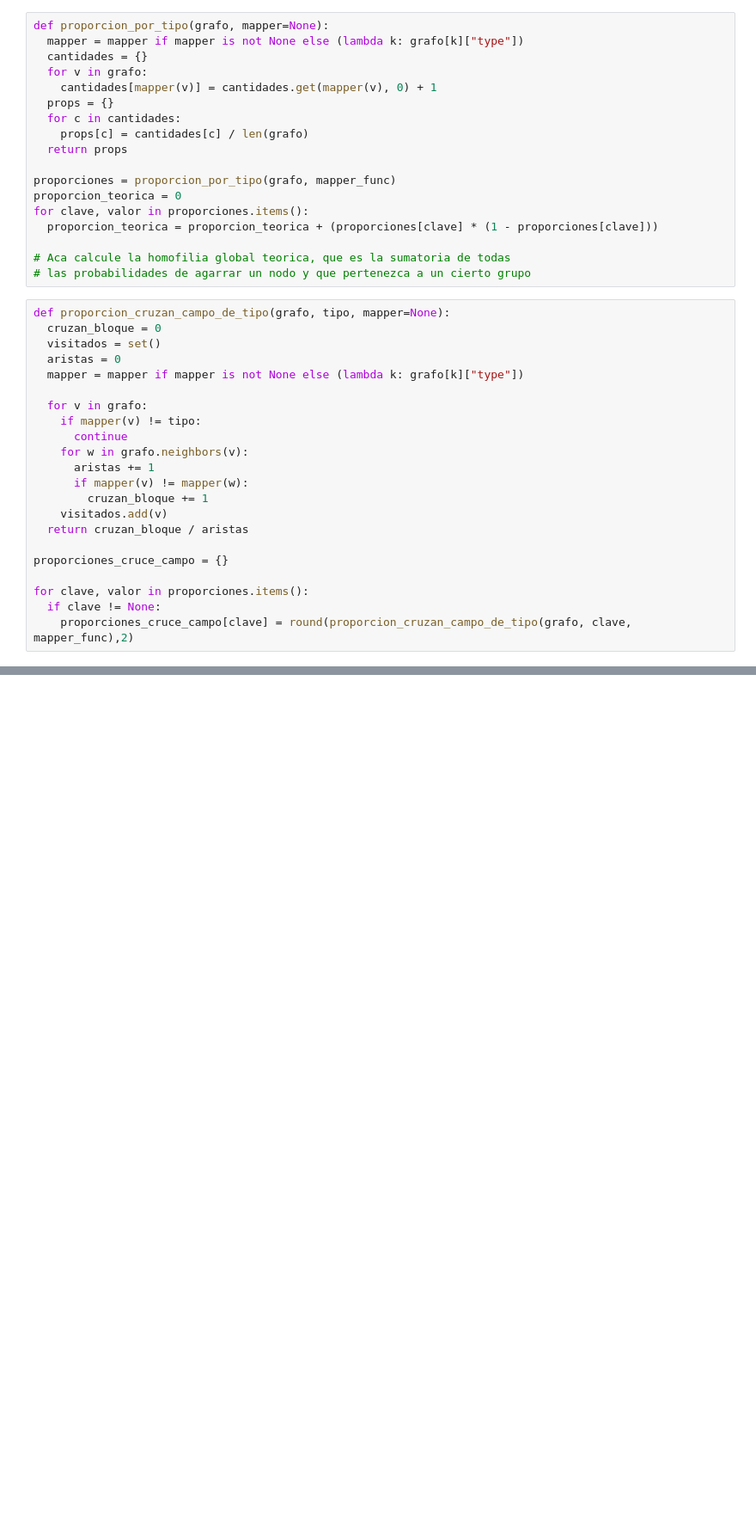
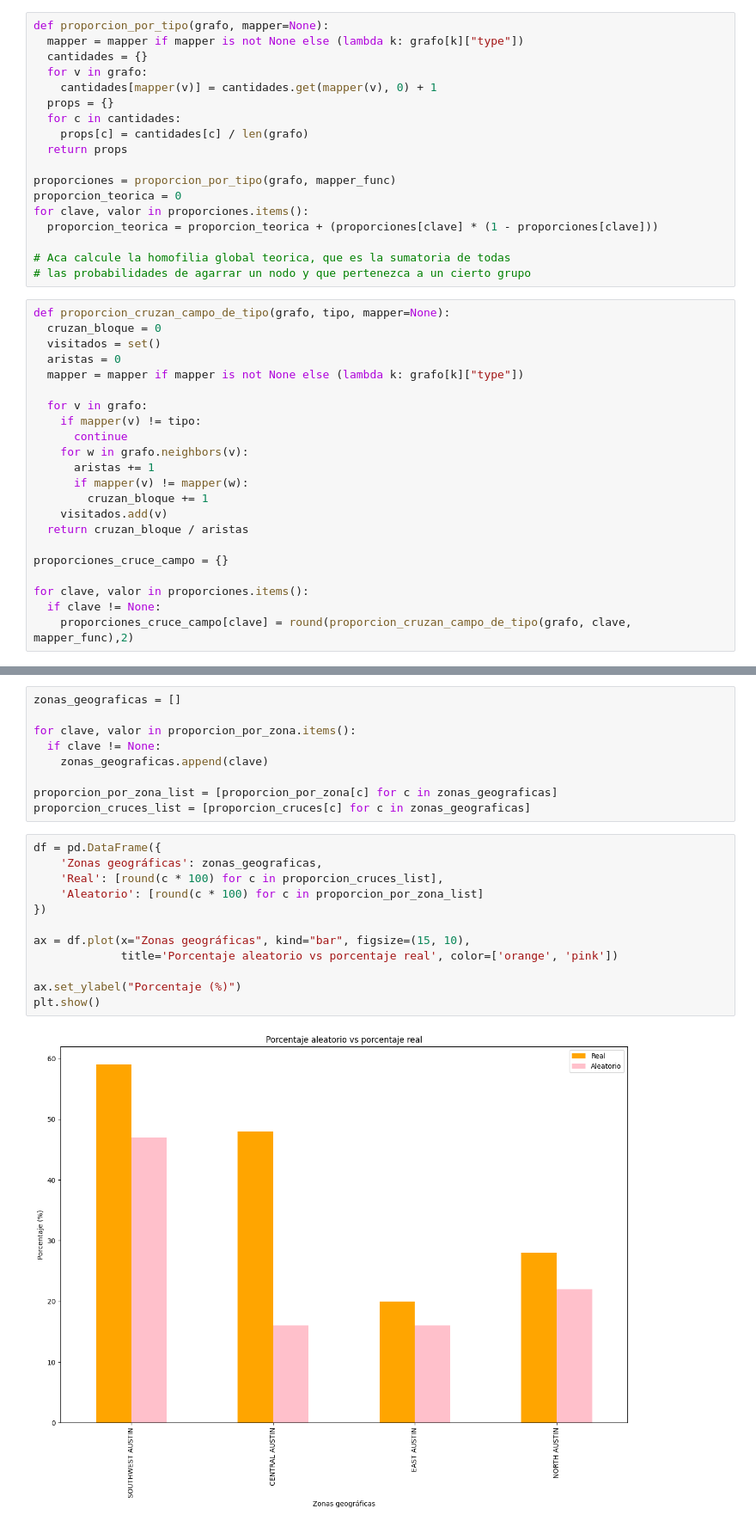
Before and after one commit to manulon/TeoriaDeAlgoritmos2, a Jupyter notebook: TP FINAL/2-Homofilia.ipynb, the cells around one changed output, grey strips where cells are left out. Shown at 86% size. Drawn from its saved outputs; the diff is of its cells as text; blank space fills up the shorter version.

```diff
--- a/TP FINAL/2-Homofilia.ipynb
+++ b/TP FINAL/2-Homofilia.ipynb
@@ -466,0 +585,23 @@ type(valores_homofilia)
+# %%
+zonas_geograficas = []
+
+for clave, valor in proporcion_por_zona.items():
+  if clave != None:
+    zonas_geograficas.append(clave)
+
+proporcion_por_zona_list = [proporcion_por_zona[c] for c in zonas_geograficas]
+proporcion_cruces_list = [proporcion_cruces[c] for c in zonas_geograficas]
+# %%
+df = pd.DataFrame({
+    'Zonas geográficas': zonas_geograficas,
+    'Real': [round(c * 100) for c in proporcion_cruces_list],
+    'Aleatorio': [round(c * 100) for c in proporcion_por_zona_list]
+})
+
+ax = df.plot(x="Zonas geográficas", kind="bar", figsize=(15, 10),
+             title='Porcentaje aleatorio vs porcentaje real', color=['orange', 'pink'])
+
+ax.set_ylabel("Porcentaje (%)")
+plt.show()
+# %% [output]
+[figure, added]
```
Also changed, not shown: parts of 20 cells of this notebook, 1 other file.
